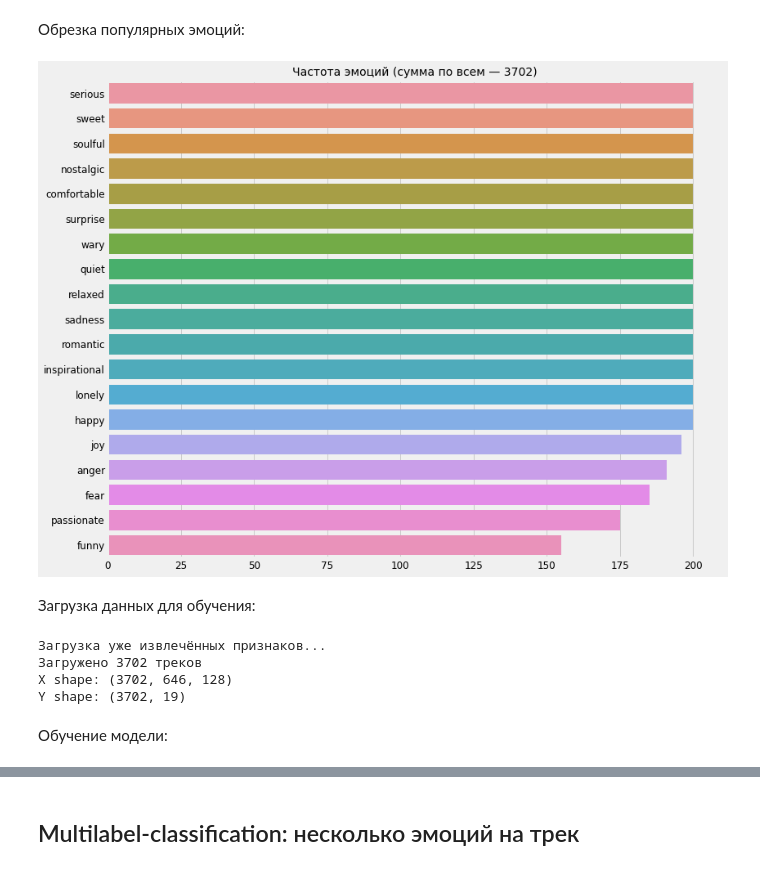
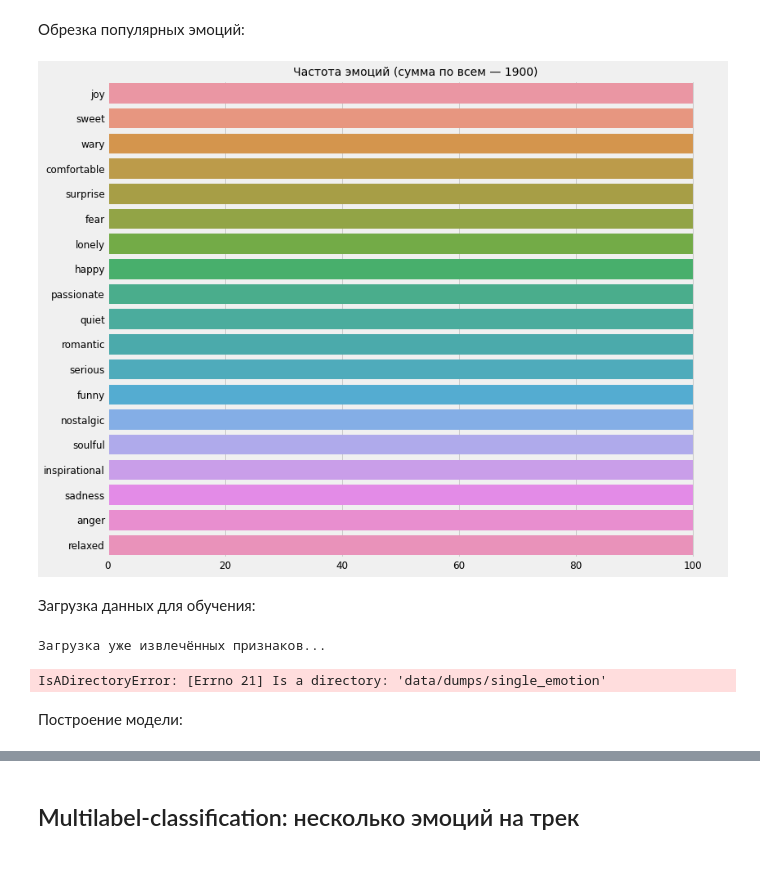
Before and after one commit to NikolayZakharevich/itmo-music-processing-2021, a Jupyter notebook: cpanel/models/Models-Training.ipynb, the cells around one changed output, grey strips where cells are left out. Cells and saved outputs as stored; diff of their text form; code cells hidden in the pictures.

```diff
--- a/cpanel/models/Models-Training.ipynb
+++ b/cpanel/models/Models-Training.ipynb
@@ -167,10 +168,10 @@ show_emotions_frequencies(tracks)
 # %% [markdown]
 Обрезка популярных эмоций:
 # %%
-tracks = tracks.groupby(['emotions']).head(200)
+tracks = tracks.groupby(['emotions']).head(100)
 show_emotions_frequencies(tracks)
 # %% [output]
-[figure, old version]
+[figure, new version]
 # %% [markdown]
 Загрузка данных для обучения:
 # %%
@@ -182,7 +183,7 @@ tracks_data_len = len(tracks_data)
 print(f'Загружено {tracks_data_len} треков')
 
 
-X_all, y_all = map(list, zip(*tracks_data.values()))
+X_list, y_all = map(list, zip(*tracks_data.values()))
 if len(tracks_data) < len(tracks):
     lb = LabelBinarizer()
     lb.fit(EMOTIONS)
@@ -190,19 +191,17 @@ if len(tracks_data) < len(tracks):
     tracks_rest = tracks[~track.ym_track_id.isin(tracks_data.keys())]
     for track in tracks_rest.iterrows():
         short_audio_path = get_short_audio_path(track.audio_path)
-        X_all.append(extract_audio_features_v1(short_audio_path))
+        X_list.append(extract_audio_features_v1(short_audio_path))
         y_all.append(lb.transform(track.features))
 
-X, y = np.array(X_all), np.array(y_all)
+X, y = np.array(X_list), np.array(y_all)
 print(f'X shape: {X.shape}')
 print(f'Y shape: {y.shape}')
 # %% [output]
 Загрузка уже извлечённых признаков...
-Загружено 3702 треков
-X shape: (3702, 646, 128)
-Y shape: (3702, 19)
+IsADirectoryError: [Errno 21] Is a directory: 'data/dumps/single_emotion'
 # %% [markdown]
-Обучение модели:
+Построение модели:
 # %%
 DIR_IMAGES = 'images/'
 model_name = 'emotions_crnn_v1'
```
Also changed, not shown: parts of 10 cells of this notebook, 18 other files.
